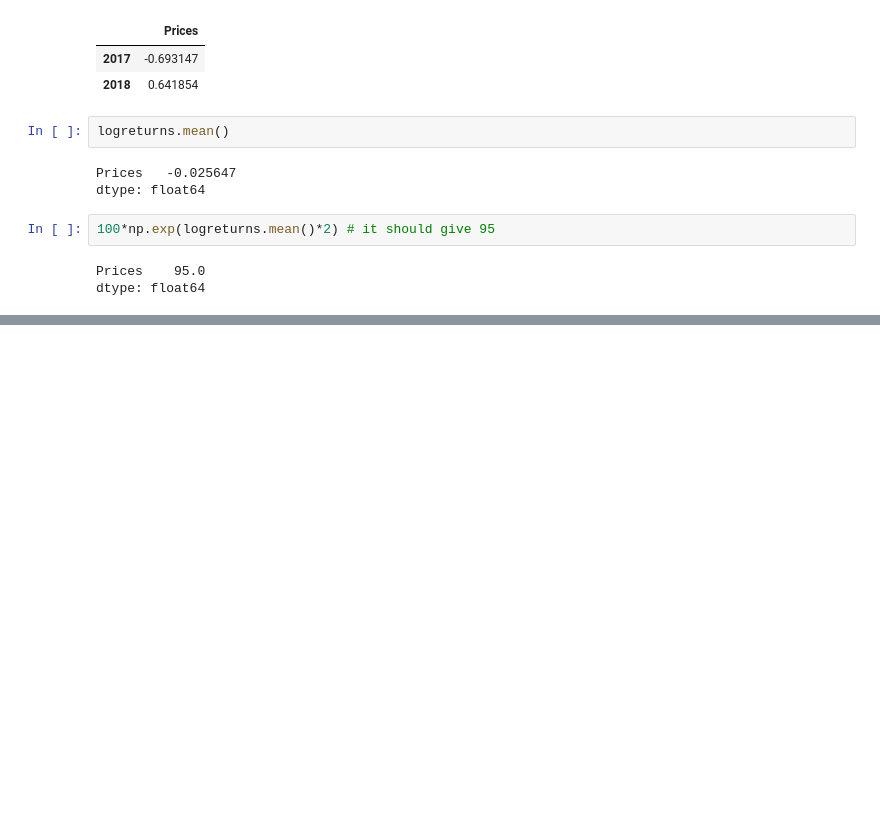
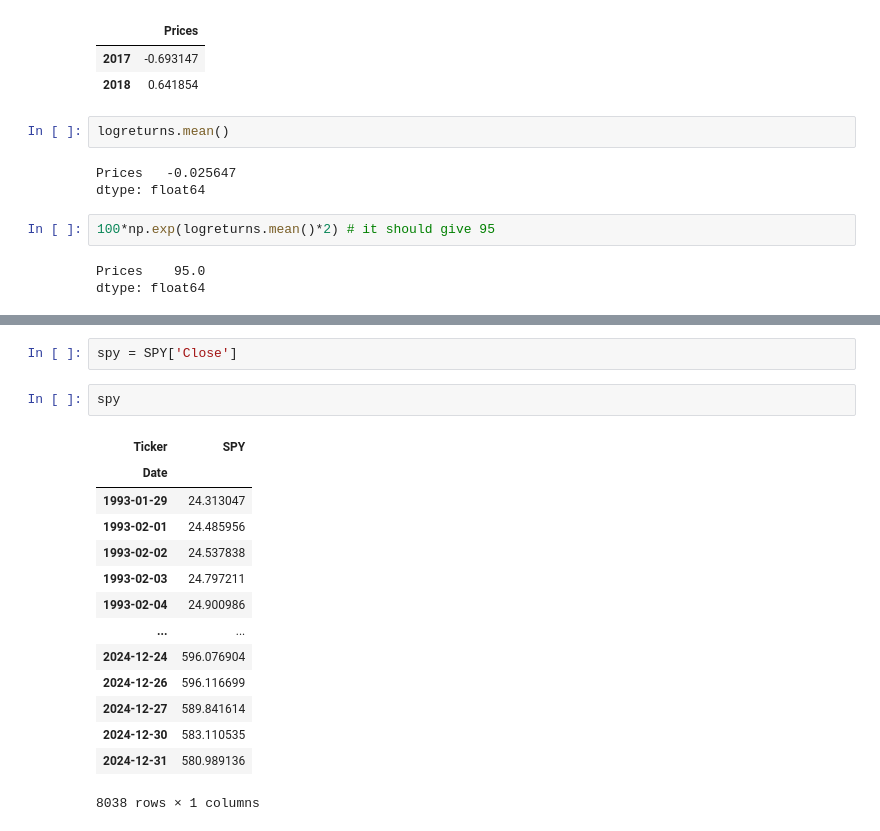
Before and after one commit to collochumba/machine_learning_manafrica, a Jupyter notebook: usd1.ipynb, the cells around one changed output, grey strips where cells are left out. Saved outputs shown, nothing was run; the diff lists cells and outputs as text; blank space fills up the shorter version.

```diff
--- a/usd1.ipynb
+++ b/usd1.ipynb
@@ -744,0 +781,19 @@ dtype: float64
+# %%
+spy = SPY['Close']
+# %%
+spy
+# %% [output]
+| Ticker | SPY |
+| Date |  |
+| 1993-01-29 | 24.313047 |
+| 1993-02-01 | 24.485956 |
+| 1993-02-02 | 24.537838 |
+| 1993-02-03 | 24.797211 |
+| 1993-02-04 | 24.900986 |
+| ... | ... |
+| 2024-12-24 | 596.076904 |
+| 2024-12-26 | 596.116699 |
+| 2024-12-27 | 589.841614 |
+| 2024-12-30 | 583.110535 |
+| 2024-12-31 | 580.989136 |
+8038 rows × 1 columns
```
Also changed, not shown: parts of 52 cells of this notebook, 5 other files.
